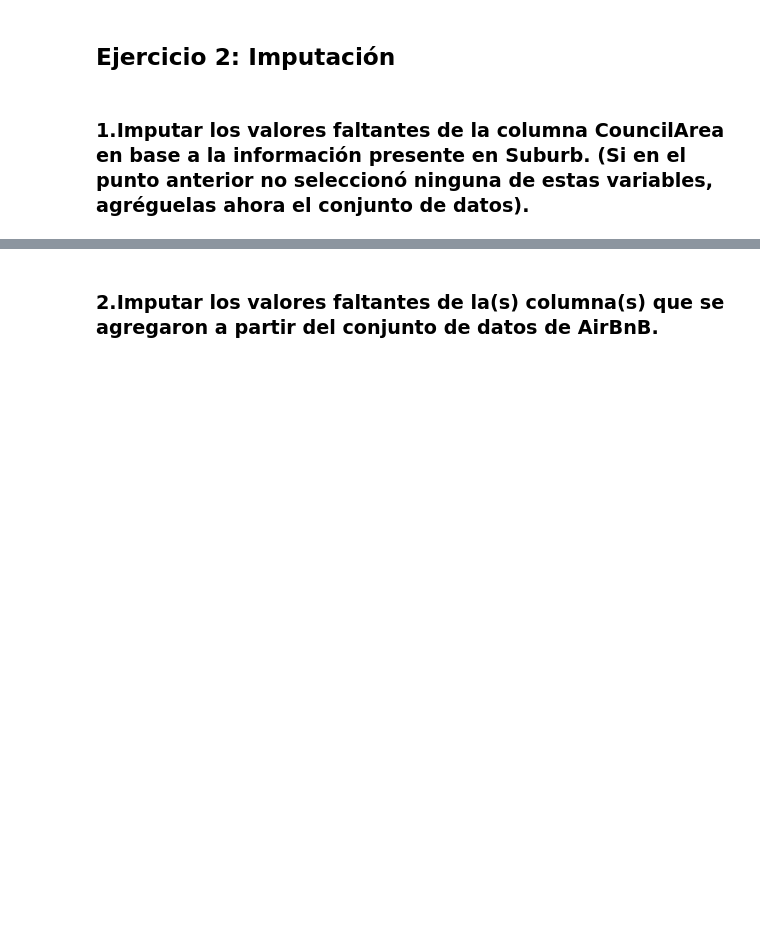
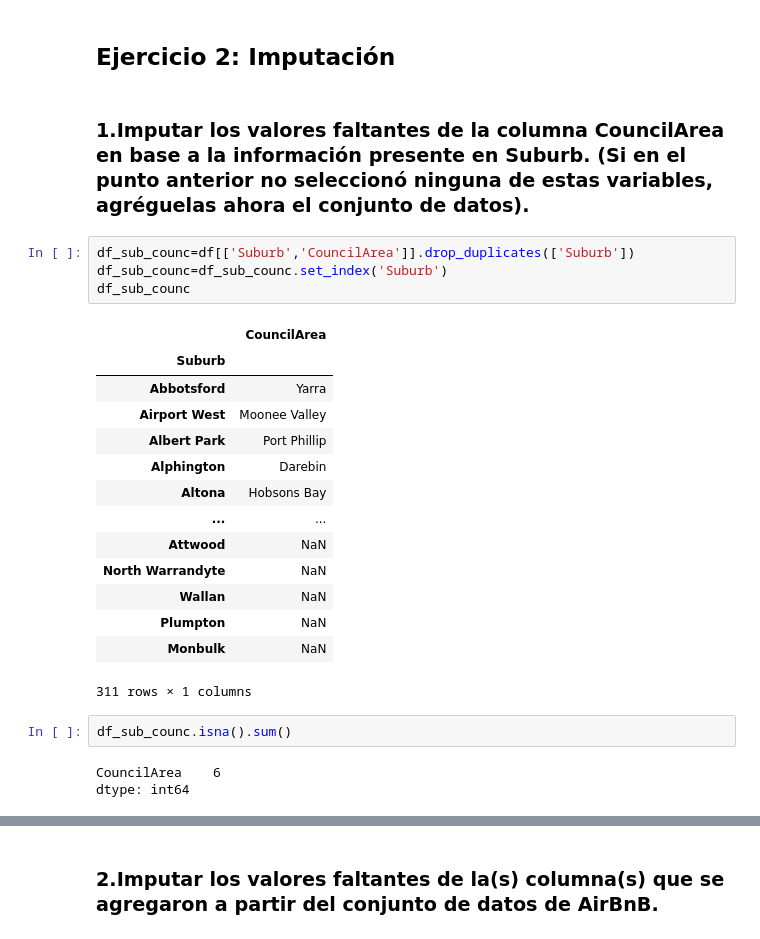
Before and after one commit to charly3d/Grupo17-Analisis-y-Curacion, a Jupyter notebook: Rodri_Entregable_Parte_1_16_06_2021.ipynb, the cells around one changed output, grey strips where cells are left out. Saved outputs shown, nothing was run; the diff lists cells and outputs as text; blank space fills up the shorter version.

```diff
--- a/Rodri_Entregable_Parte_1_16_06_2021.ipynb
+++ b/Rodri_Entregable_Parte_1_16_06_2021.ipynb
@@ -1250,3 +1220,27 @@ Records in Airbnb df with corresponding suburb form Sales df 0.9673291111596418
 ## Ejercicio 2: Imputación
 # %% [markdown]
 ### 1.Imputar los valores faltantes de la columna CouncilArea en base a la información presente en Suburb. (Si en el punto anterior no seleccionó ninguna de estas variables, agréguelas ahora el conjunto de datos).
+# %%
+df_sub_counc=df[['Suburb','CouncilArea']].drop_duplicates(['Suburb'])
+df_sub_counc=df_sub_counc.set_index('Suburb')
+df_sub_counc
+# %% [output]
+|  | CouncilArea |
+| Suburb |  |
+| Abbotsford | Yarra |
+| Airport West | Moonee Valley |
+| Albert Park | Port Phillip |
+| Alphington | Darebin |
+| Altona | Hobsons Bay |
+| ... | ... |
+| Attwood | NaN |
+| North Warrandyte | NaN |
+| Wallan | NaN |
+| Plumpton | NaN |
+| Monbulk | NaN |
+311 rows × 1 columns
+# %%
+df_sub_counc.isna().sum()
+# %% [output]
+CouncilArea    6
+dtype: int64
```
Also changed, not shown: parts of 29 cells of this notebook.
